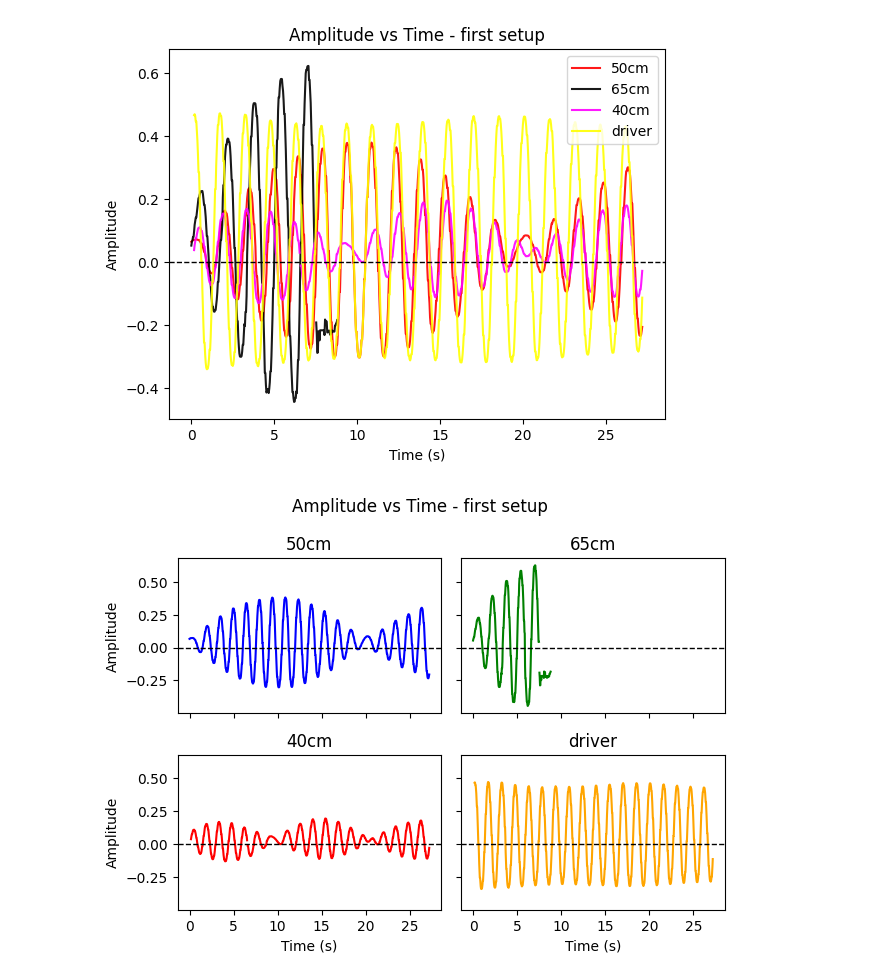
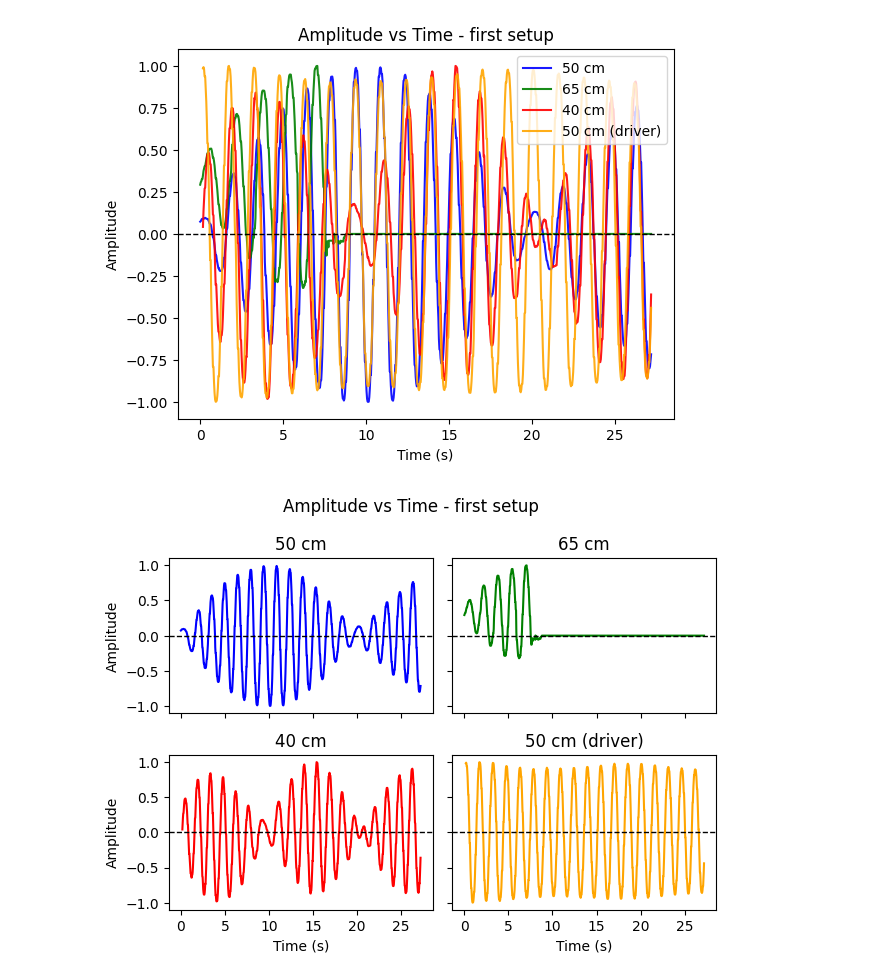
Before and after one commit to kij1n/physics-data-analysis, a Jupyter notebook: sessions/session2.ipynb, the cells around one changed output. Cells and saved outputs as stored; diff of their text form; code cells hidden in the pictures.

```diff
--- a/sessions/session2.ipynb
+++ b/sessions/session2.ipynb
@@ -8,9 +7,15 @@ from utils.pendulums_data import PendulumsData
 from utils.plotting import add_resonance_plot_labels, plot_all, plot_each, save_plot
+# %%
+cols = ["mass A", "mass B", "mass C", "mass D"]
+labels = ["50 cm", "65 cm", "40 cm", "50 cm (driver)"]
+lengths = np.array([0.5, 0.65, 0.4, 0.5])
+L_d = 0.5
 # %%
-data = pd.read_csv("../data/session-2/data2.csv")
 pendulums_data = PendulumsData(
-    cols=["mass A", "mass B", "mass C", "mass D"],
-    labels=["50cm", "65cm", "40cm", "driver"],
-    lengths=np.array([0.5, 0.65, 0.4, 0.5]),
-    data=data,
+    cols=cols,
+    labels=labels,
+    lengths=lengths,
+    data=prepare_data("../data/session-2/data2.csv", cols),
 )
+pendulums_data.preprocess_offsets()
+pendulums_data.normalize()
@@ -20,19 +22,18 @@ color_override = ["red", "black", "magenta", "yellow"]
 # %%
 # base plots
 plot_all(
     pendulums_data,
     cols=cols,
-    color_override=color_override,
     title="Amplitude vs Time - first setup",
 )
 save_plot("session-2/amp-vs-time-first-all.pdf")
 plt.show()
 
 plot_each(pendulums_data, title="Amplitude vs Time - first setup")
 save_plot("session-2/amp-vs-time-first-each.pdf")
 plt.show()
 # %% [output]
-[figure, old version]
+[figure, new version]
-[figure, old version]
+[figure, new version]
 # %%
 pendulums_data.drop_cols(["mass B", "mass D"])
```
Also changed, not shown: parts of 6 cells of this notebook, 6 other files.
